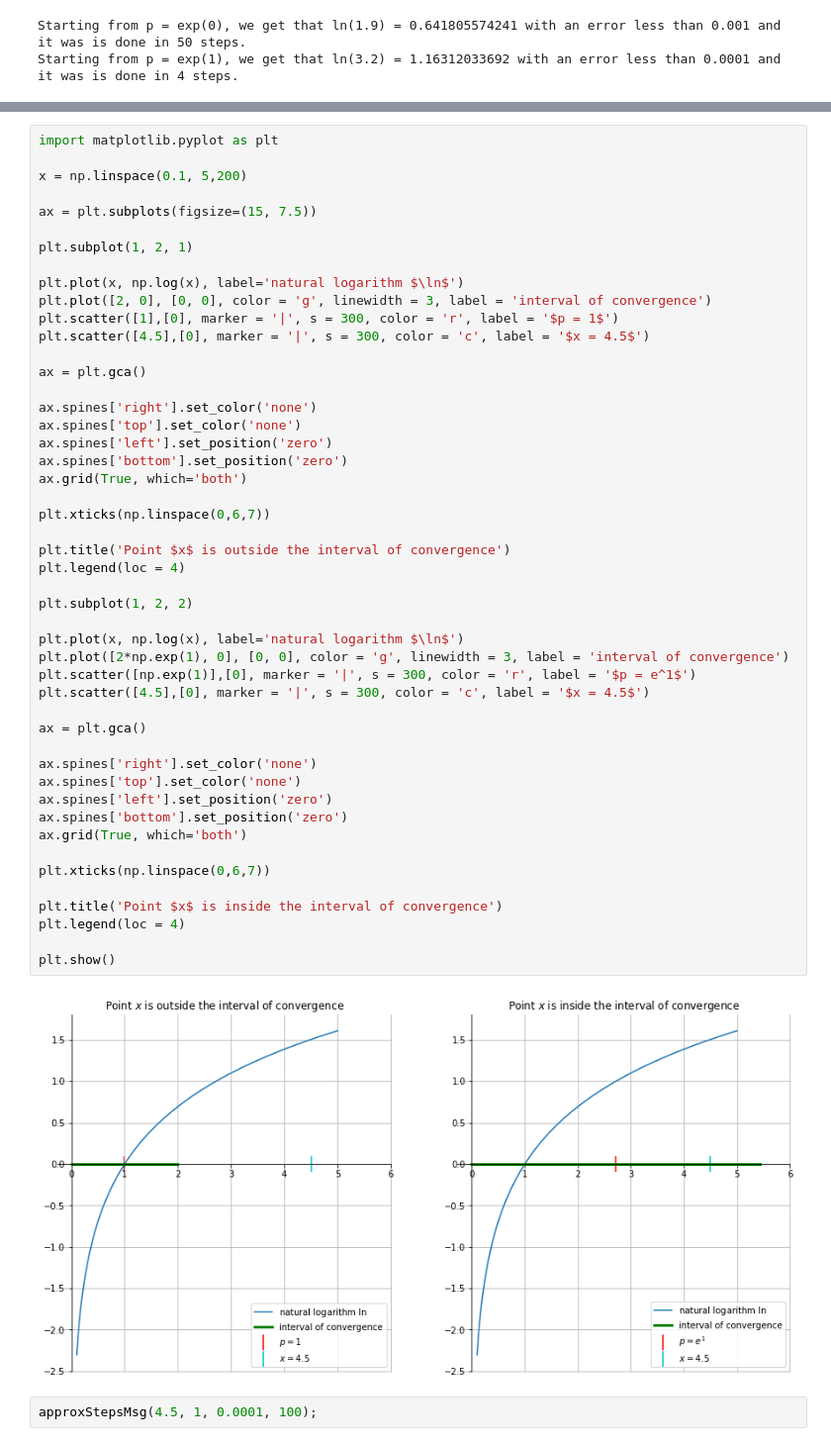
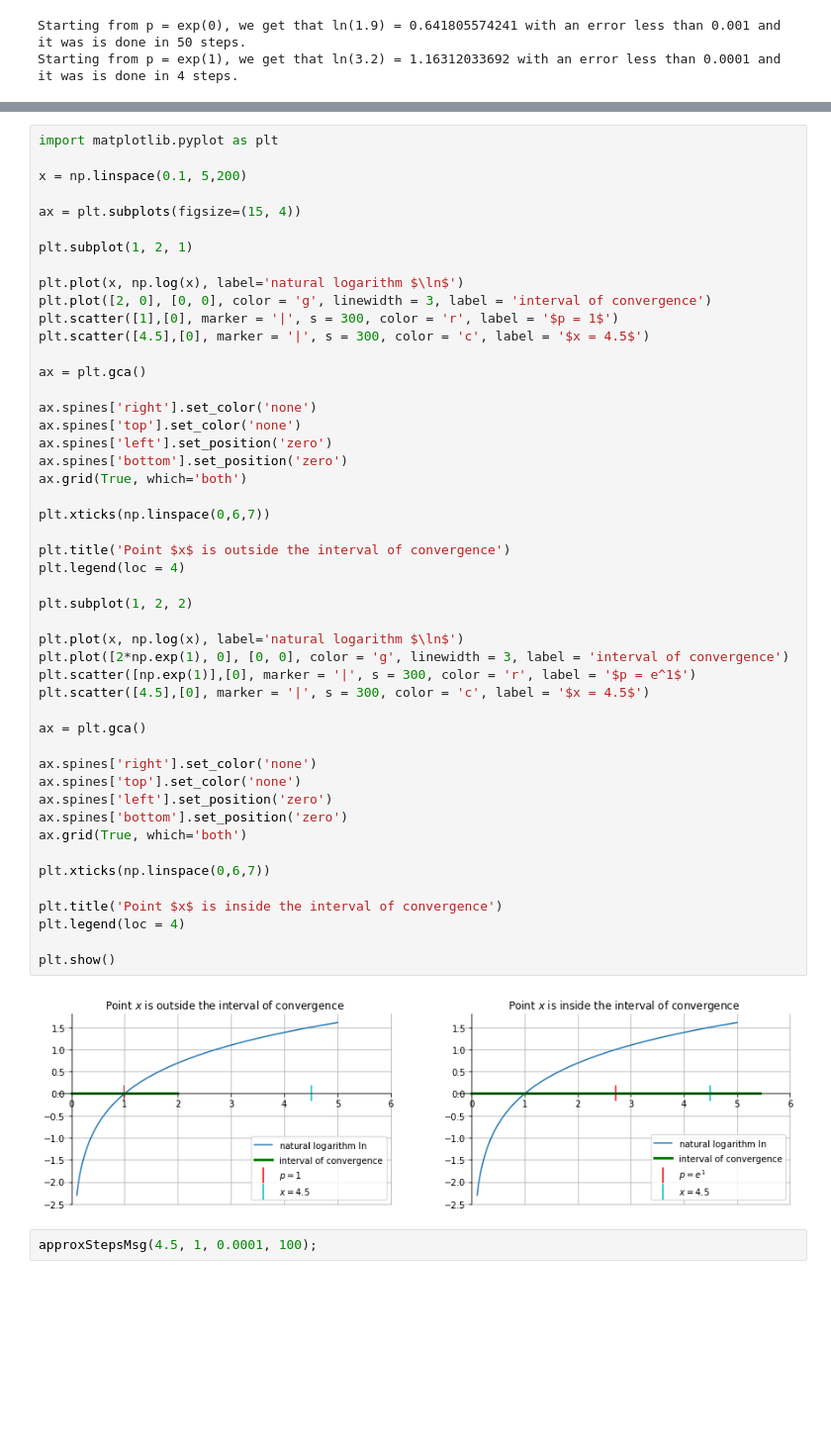
Before and after one commit to FallenApart/taylor-approximation-optimization, a Jupyter notebook: main.ipynb, the cells around one changed output, grey strips where cells are left out. Shown: that part at 99% size. Drawn from its saved outputs; the diff is of its cells as text; blank space fills up the shorter version.

```diff
--- a/main.ipynb
+++ b/main.ipynb
@@ -83,7 +83,7 @@ import matplotlib.pyplot as plt
 
 x = np.linspace(0.1, 5,200)
 
-ax = plt.subplots(figsize=(15, 7.5))
+ax = plt.subplots(figsize=(15, 4))
 
 plt.subplot(1, 2, 1)
 
@@ -100,34 +100,34 @@ ax.spines['left'].set_position('zero')
 ax.spines['bottom'].set_position('zero')
 ax.grid(True, which='both')
 
 plt.xticks(np.linspace(0,6,7))
 
 plt.title('Point $x$ is outside the interval of convergence')
 plt.legend(loc = 4)
 
 plt.subplot(1, 2, 2)
 
 plt.plot(x, np.log(x), label='natural logarithm $\ln$')
 plt.plot([2*np.exp(1), 0], [0, 0], color = 'g', linewidth = 3, label = 'interval of convergence')
 plt.scatter([np.exp(1)],[0], marker = '|', s = 300, color = 'r', label = '$p = e^1$')
 plt.scatter([4.5],[0], marker = '|', s = 300, color = 'c', label = '$x = 4.5$')
 
 ax = plt.gca()
 
 ax.spines['right'].set_color('none')
 ax.spines['top'].set_color('none')
 ax.spines['left'].set_position('zero')
 ax.spines['bottom'].set_position('zero')
 ax.grid(True, which='both')
 
 plt.xticks(np.linspace(0,6,7))
 
 plt.title('Point $x$ is inside the interval of convergence')
 plt.legend(loc = 4)
 
 plt.show()
 # %% [output]
-[figure, old version]
+[figure, new version]
 # %%
 approxStepsMsg(4.5, 1, 0.0001, 100);
 # %% [output]
```
Also changed, not shown: parts of 10 cells of this notebook.
